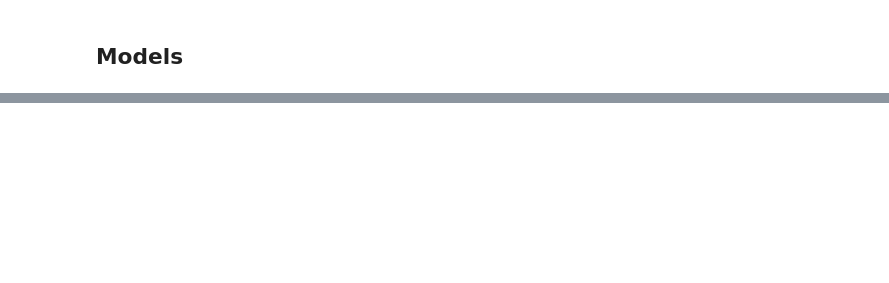
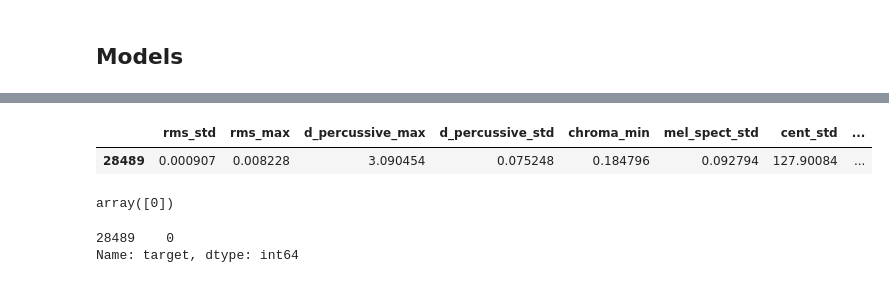
Before and after one commit to DerrickDDInAI/sound-anomaly-detection, a Jupyter notebook: core/Pipeline.ipynb, the cells around one changed output, grey strips where cells are left out. Saved outputs shown, nothing was run; the diff lists cells and outputs as text; code cells hidden in the pictures; blank space fills up the shorter version.

```diff
--- a/core/Pipeline.ipynb
+++ b/core/Pipeline.ipynb
@@ -272,0 +395,14 @@ weighted avg       1.00      1.00      1.00      5406
+# %%
+X_test.iloc[[1]]
+# %% [output]
+|  | rms_std | rms_max | d_percussive_max | d_percussive_std | chroma_min | mel_spect_std | cent_std | ... |
+| 28489 | 0.000907 | 0.008228 | 3.090454 | 0.075248 | 0.184796 | 0.092794 | 127.90084 | ... |
+# %%
+loaded_model.predict(X_test.iloc[[1]])
+# %% [output]
+array([0])
+# %%
+y_test.iloc[[1]]
+# %% [output]
+28489    0
+Name: target, dtype: int64
```
Also changed, not shown: parts of 11 cells of this notebook, 1 other file.
